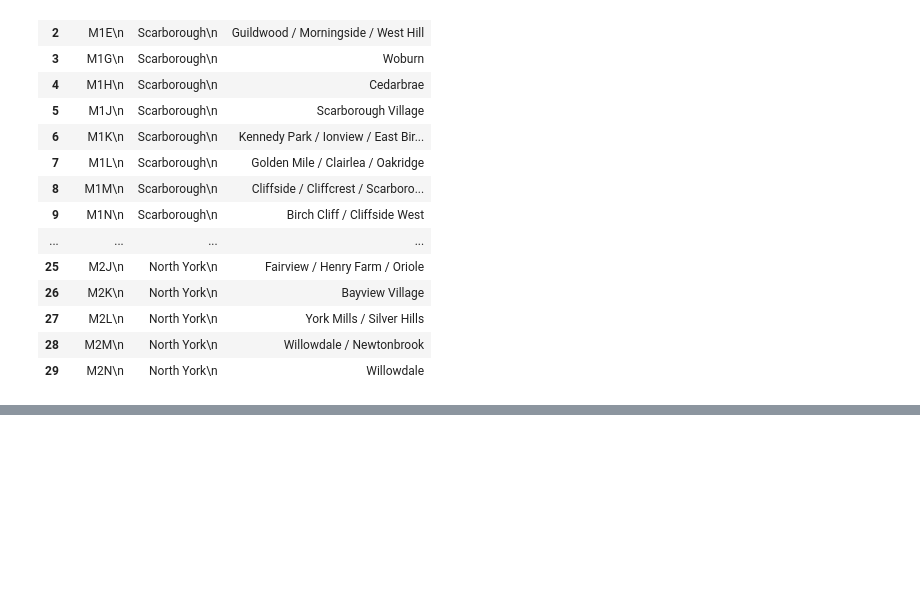
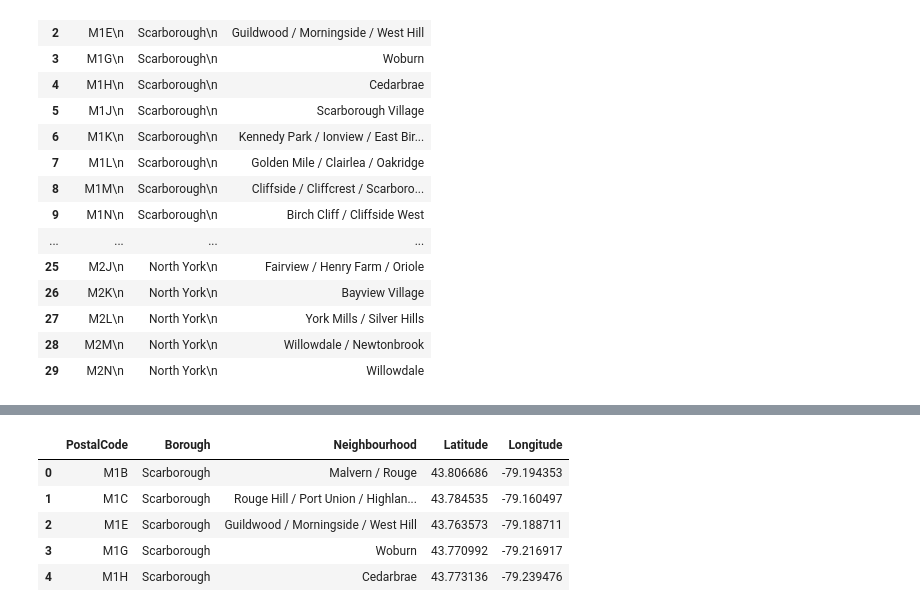
Before and after one commit to SJ-DataScience/DataScience, a Jupyter notebook: Toronto Web Scraping Project.ipynb, the cells around one changed output, grey strips where cells are left out. Cells and saved outputs as stored; diff of their text form; code cells hidden in the pictures; blank space fills up the shorter version.

```diff
--- a/Toronto Web Scraping Project.ipynb
+++ b/Toronto Web Scraping Project.ipynb
@@ -191,0 +285,4 @@ df_post.head(30)
+# %%
+
+df_post.Postcode = df_post.Postcode.astype(str)
+data.Postal Code = data.Postal Code.astype(str)
@@ -191,0 +291,2 @@ df_post.head(30)
+# %%
+df_post.Postcode = df_post.Postcode.astype(str)
@@ -191,0 +299,2 @@ df_post.head(30)
+# %%
+data['Postal Code'] = data['Postal Code'].astype(str)
@@ -191,0 +325,2 @@ df_post.head(30)
+# %%
+df_post = df_post.replace('\n','', regex=True)
@@ -191,0 +340,13 @@ df_post.head(30)
+# %%
+df_post_coord = (pd.merge(df_post, data, left_on="Postcode", right_on="Postal Code")
+                   .drop("Postal Code", axis=1)
+                   .rename(columns={"Postcode":"PostalCode"}))
+
+df_post_coord.head()
+# %% [output]
+|  | PostalCode | Borough | Neighbourhood | Latitude | Longitude |
+| 0 | M1B | Scarborough | Malvern / Rouge | 43.806686 | -79.194353 |
+| 1 | M1C | Scarborough | Rouge Hill / Port Union / Highlan... | 43.784535 | -79.160497 |
+| 2 | M1E | Scarborough | Guildwood / Morningside / West Hill | 43.763573 | -79.188711 |
+| 3 | M1G | Scarborough | Woburn | 43.770992 | -79.216917 |
+| 4 | M1H | Scarborough | Cedarbrae | 43.773136 | -79.239476 |
```
Also changed, not shown: parts of 39 cells of this notebook.
